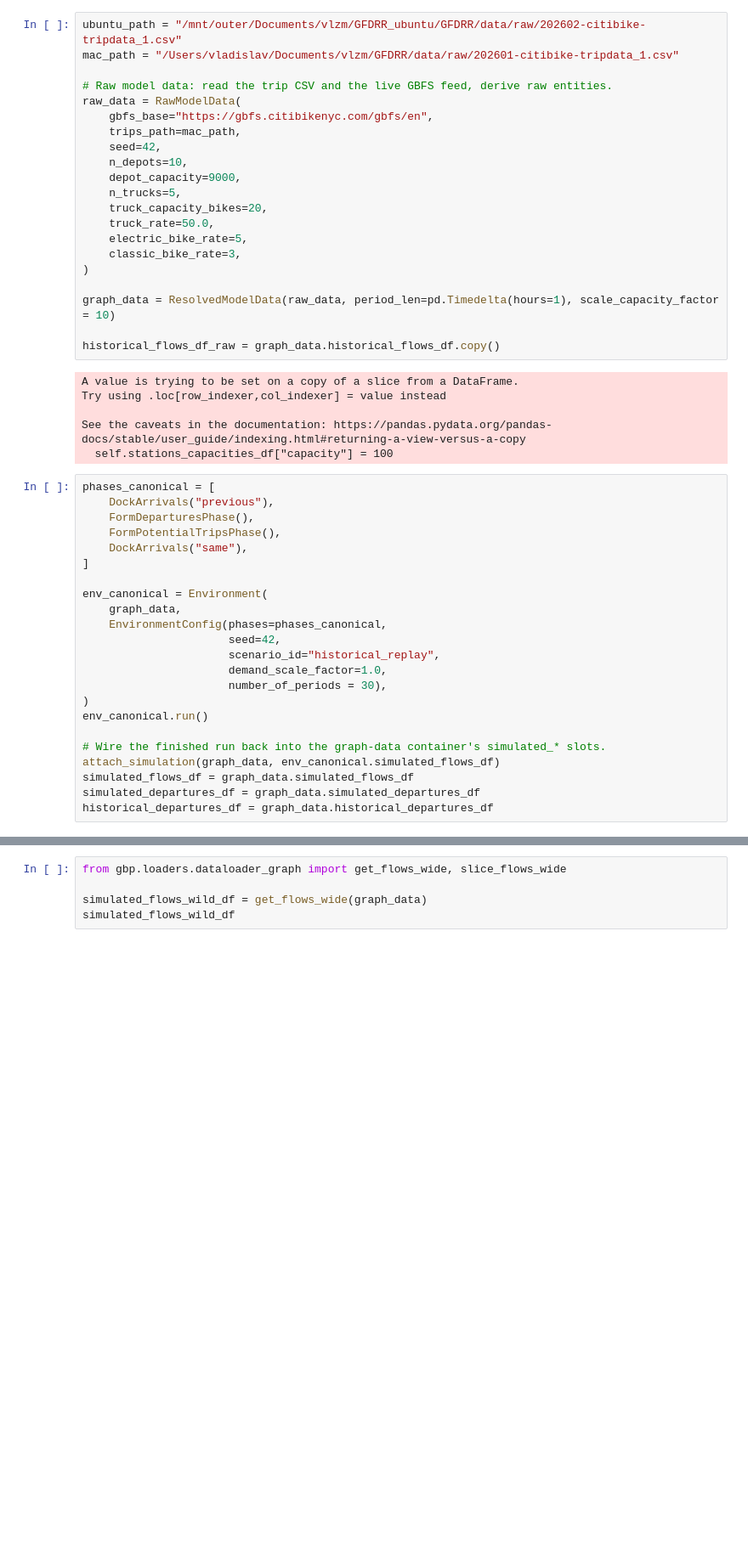
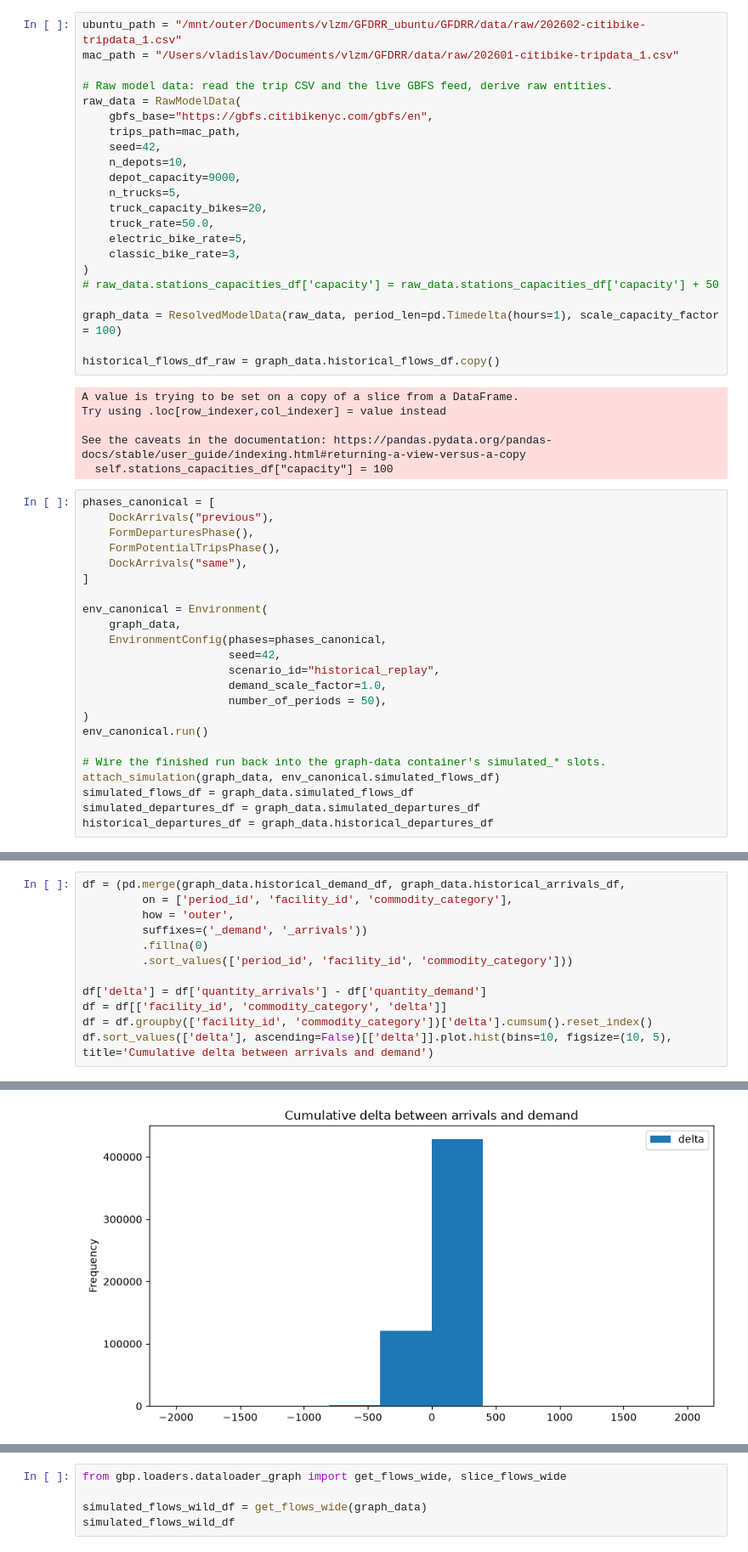
Before and after one commit to vlzm/GFDRR, a Jupyter notebook: notebooks/test_pipeline.ipynb, the cells around one changed output, grey strips where cells are left out. Shown at 85% size. Drawn from its saved outputs; the diff is of its cells as text; blank space fills up the shorter version.

```diff
--- a/notebooks/test_pipeline.ipynb
+++ b/notebooks/test_pipeline.ipynb
@@ -47,8 +47,9 @@ raw_data = RawModelData(
     electric_bike_rate=5,
     classic_bike_rate=3,
 )
+# raw_data.stations_capacities_df['capacity'] = raw_data.stations_capacities_df['capacity'] + 50
 
-graph_data = ResolvedModelData(raw_data, period_len=pd.Timedelta(hours=1), scale_capacity_factor = 10)
+graph_data = ResolvedModelData(raw_data, period_len=pd.Timedelta(hours=1), scale_capacity_factor = 100)
 
 historical_flows_df_raw = graph_data.historical_flows_df.copy()
 # %% [output]
@@ -71,7 +72,7 @@ env_canonical = Environment(
                       seed=42,
                       scenario_id="historical_replay",
                       demand_scale_factor=1.0,
-                      number_of_periods = 30),
+                      number_of_periods = 50),
 )
 env_canonical.run()
 
@@ -82,0 +156,13 @@ historical_departures_df = graph_data.historical_departures_df
+# %%
+df = (pd.merge(graph_data.historical_demand_df, graph_data.historical_arrivals_df,
+         on = ['period_id', 'facility_id', 'commodity_category'],
+         how = 'outer',
+         suffixes=('_demand', '_arrivals'))
+         .fillna(0)
+         .sort_values(['period_id', 'facility_id', 'commodity_category']))
+
+df['delta'] = df['quantity_arrivals'] - df['quantity_demand']
+df = df[['facility_id', 'commodity_category', 'delta']]
+df = df.groupby(['facility_id', 'commodity_category'])['delta'].cumsum().reset_index()
+df.sort_values(['delta'], ascending=False)[['delta']].plot.hist(bins=10, figsize=(10, 5), title='Cumulative delta between arrivals and demand')
+# %% [output]
@@ -82,0 +170 @@ historical_departures_df = graph_data.historical_departures_df
+[figure, added]
```
Also changed, not shown: parts of 18 cells of this notebook, 1 other file.
